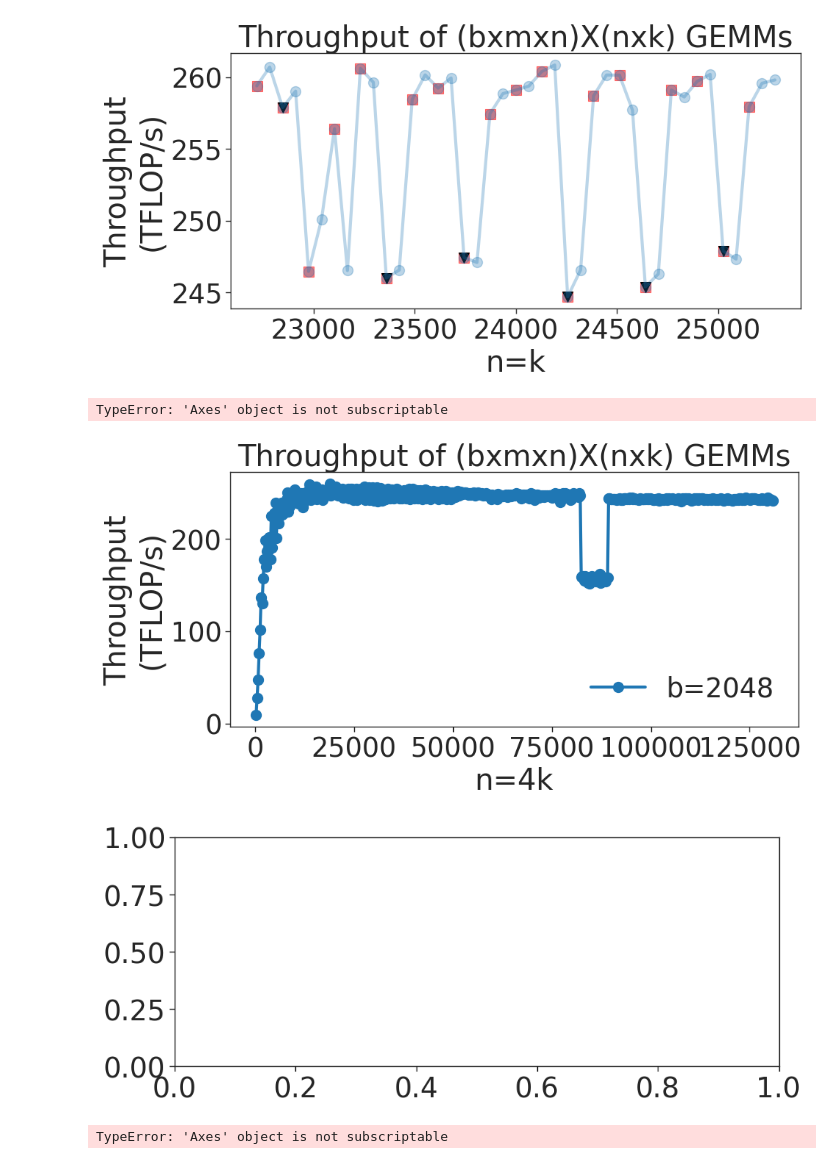
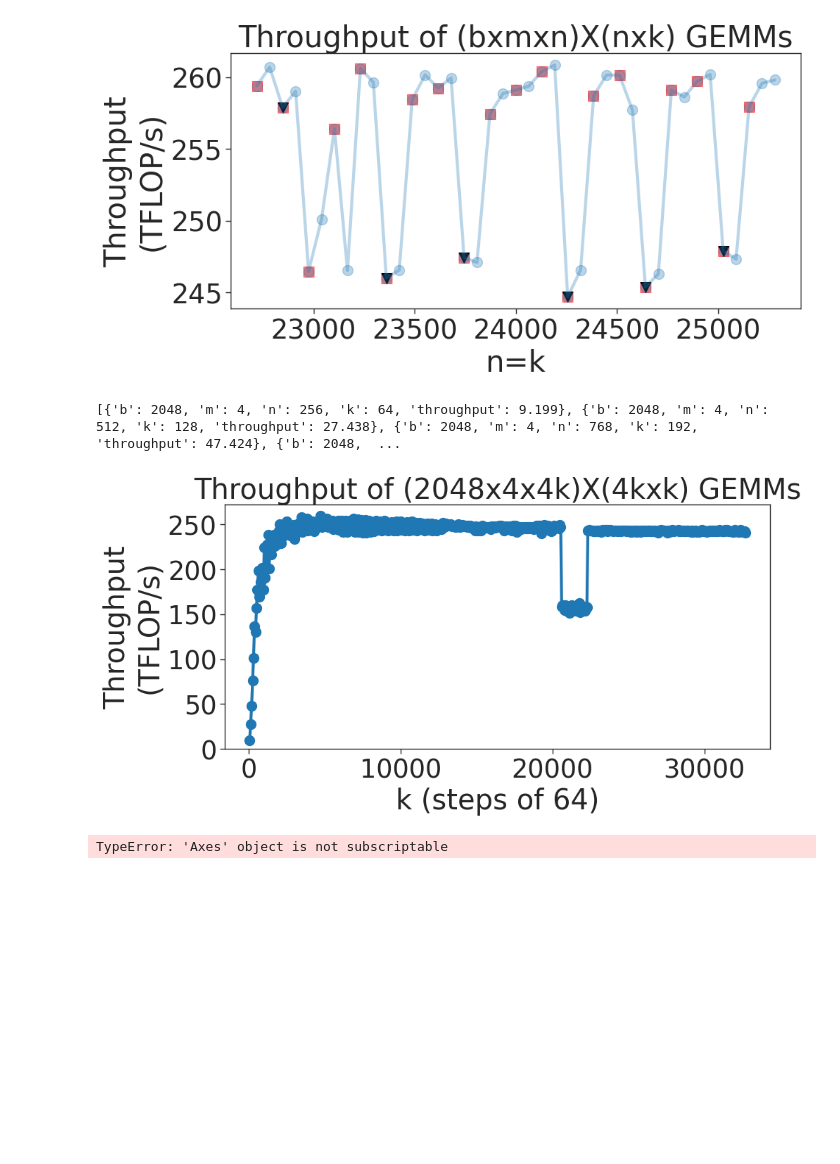
Before and after one commit to jahatef/TransformerSizing, a Jupyter notebook: bmm_figures.ipynb, the cells around one changed output. Drawn from its saved outputs; the diff is of its cells as text; code cells hidden in the pictures; blank space fills up the shorter version.

```diff
--- a/bmm_figures.ipynb
+++ b/bmm_figures.ipynb
@@ -101,13 +101,14 @@ def plot_throughputs(throughputs, label_variable, label_variable_values,
                 [value[1] for value in x_and_y_values],
                 label=f'{label_variable}={label_variable_value}', marker='o', markevery=markevery)
 
-    ax.set_title("Throughput of (bxmxn)X(nxk) GEMMs")
+    ax.set_title("Throughput of (2048x4x4k)X(4kxk) GEMMs")
+    #ax.set_title("Throughput of (bxmxn)X(nxk) GEMMs")
     ax.set_xlabel(xlabel)
     ax.set_ylabel(ylabel)
     ax.set_ylim(0, None)
     ax.set_yticks(yticks)
-    ax.set_xscale('log', base=2)
-    plt.legend(frameon=False, ncol=2)
+    #ax.set_xscale('log', base=2)
+    #plt.legend(frameon=False, ncol=2)
 
 
     '''fig, ax = plt.subplots(len(label_variable_values), 1, figsize=(10, 4.5 * len(label_variable_values)), tight_layout=True)
@@ -340,17 +422,16 @@ plot_throughputs_with_quant_boundaries(read_logfile_mm_bmm("scripts/mm_b_2048_NK
 # %% [output]
 [figure]
 # %%
-plot_throughputs(read_logfile_mm_bmm("scripts/mm_4nkSweep_b_2048.txt"),
+plot_throughputs(read_logfile_mm_bmm("results/mm_4nkSweep_b_2048.txt"),
                  label_variable='b',
                  label_variable_values=[2048],
-                 xaxis_variable='n',
-                 xlabel='n=4k',
+                 xaxis_variable='k',
+                 xlabel='k (steps of 64)',
                  ylabel='Throughput\n(TFLOP/s)',
-                 yticks=[250])
+                 yticks=[0,50,100,150,200,250])
 # %% [output]
-TypeError: 'Axes' object is not subscriptable
+[{'b': 2048, 'm': 4, 'n': 256, 'k': 64, 'throughput': 9.199}, {'b': 2048, 'm': 4, 'n': 512, 'k': 128, 'throughput': 27.438}, {'b': 2048, 'm': 4, 'n': 768, 'k': 192, 'throughput': 47.424}, {'b': 2048,  ...
-[figure, old version]
+[figure, new version]
-[figure, removed]
 # %%
 plot_throughputs(read_logfile_mm_bmm("scripts/mm_n4kSweep_b_2048.txt"),
                  label_variable='b',
```
Also changed, not shown: parts of 6 cells of this notebook, 59 other files.
